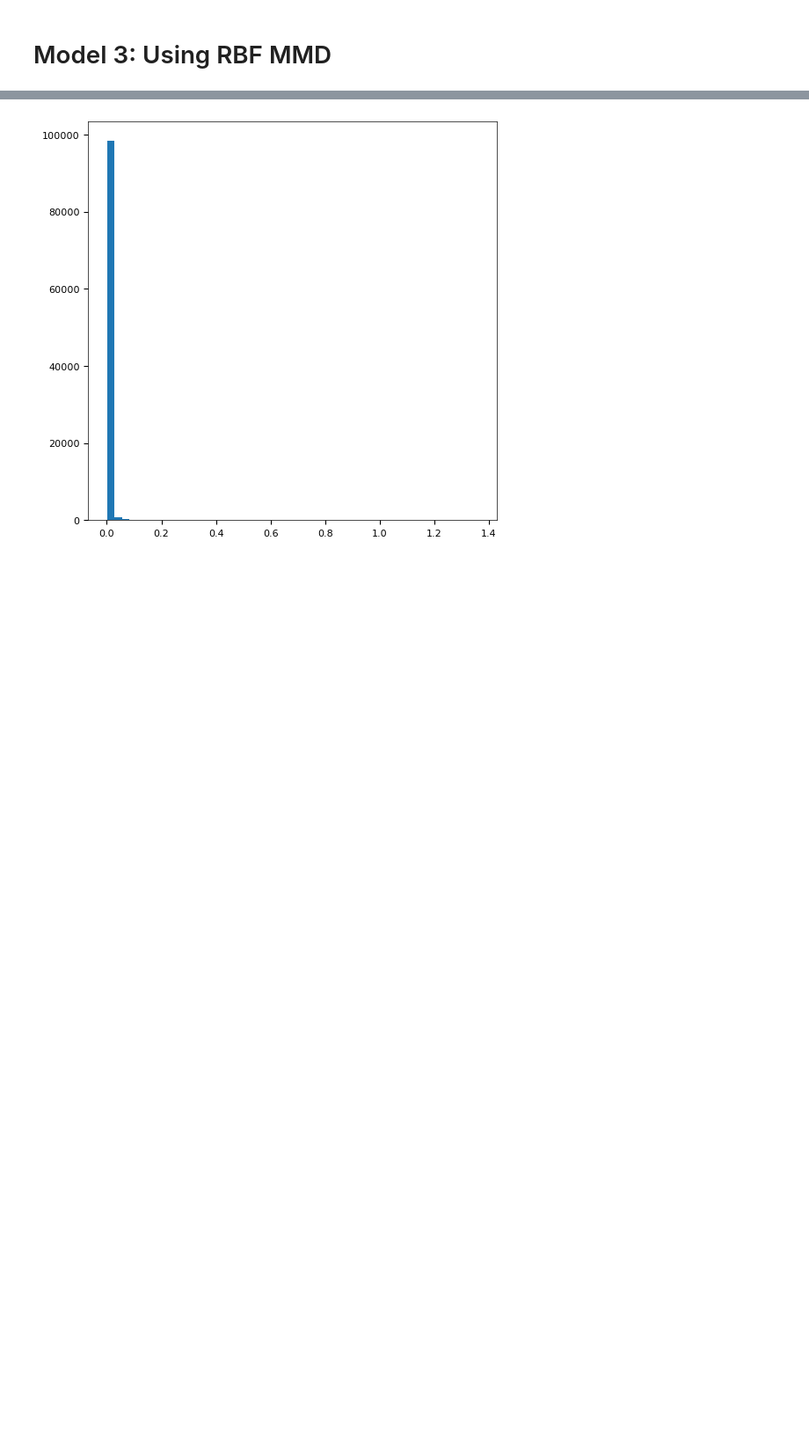
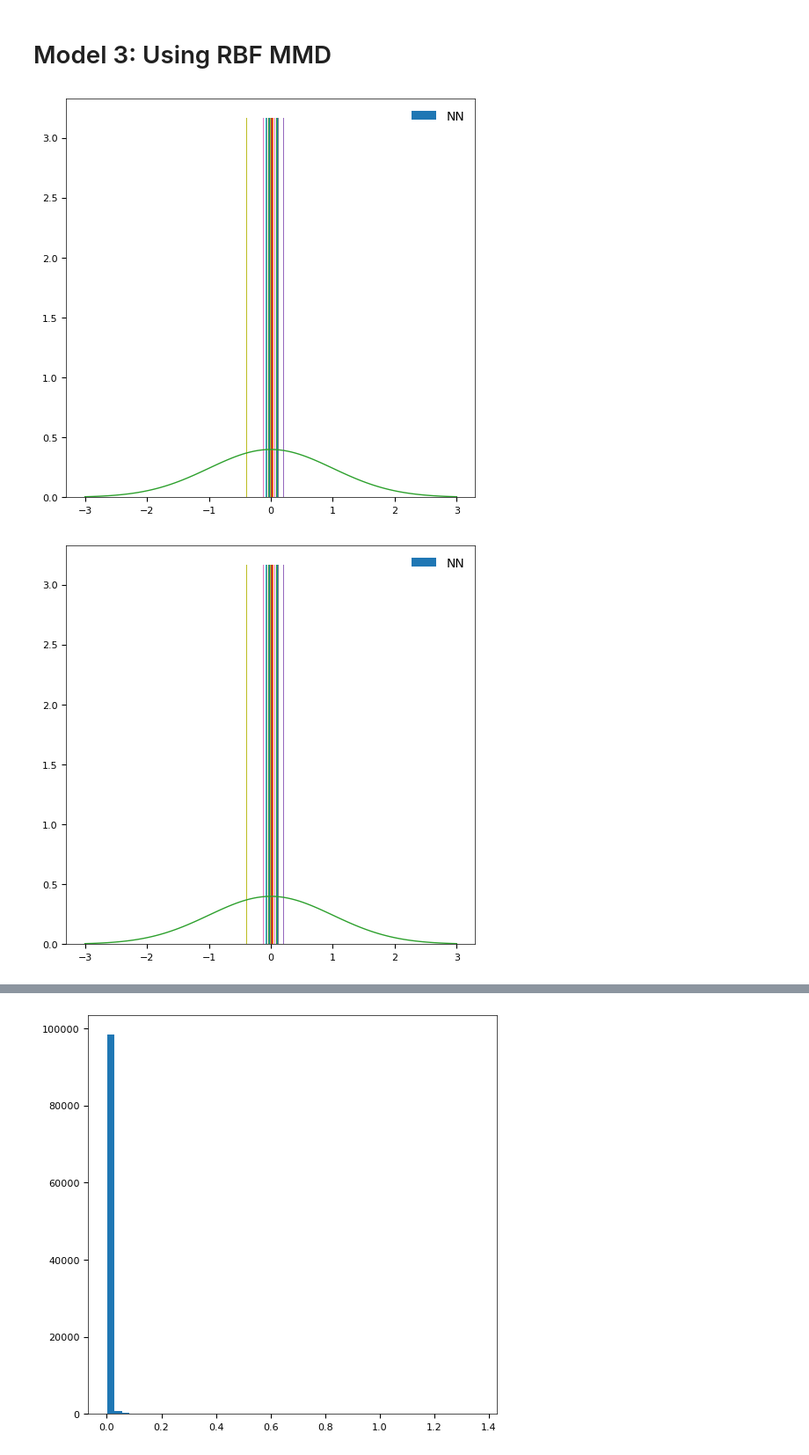
Before and after one commit to phillipmurray/DL_integrated_variance, a Jupyter notebook: notebooks/dl_intvar_1min-Copy1.ipynb, the cells around one changed output, grey strips where cells are left out. Shown at 88% size. Drawn from its saved outputs; the diff is of its cells as text; code cells hidden in the pictures; blank space fills up the shorter version.

```diff
--- a/notebooks/dl_intvar_1min-Copy1.ipynb
+++ b/notebooks/dl_intvar_1min-Copy1.ipynb
@@ -39,4 +39,7 @@ to those of the standard normal. We set $k=4$ and train using the $L1$ norm. We
 rbfmmd_loss = RBFMMDLoss(length_scale=1.0)
 rbfmmd_model = RNNNetwork(n_layers=2, h_dims=32, loss=rbfmmd_loss)
 # %%
-history = rbfmmd_model.train(x, num_epochs=10, batch_size=256, plotting=False, lr=0.00001)
+history = rbfmmd_model.train(x, num_epochs=2, batch_size=1024, plotting=True, lr=0.00001)
+# %% [output]
+[figure, added]
+[figure, added]
```
Also changed, not shown: parts of 7 cells of this notebook, 4 other files.
